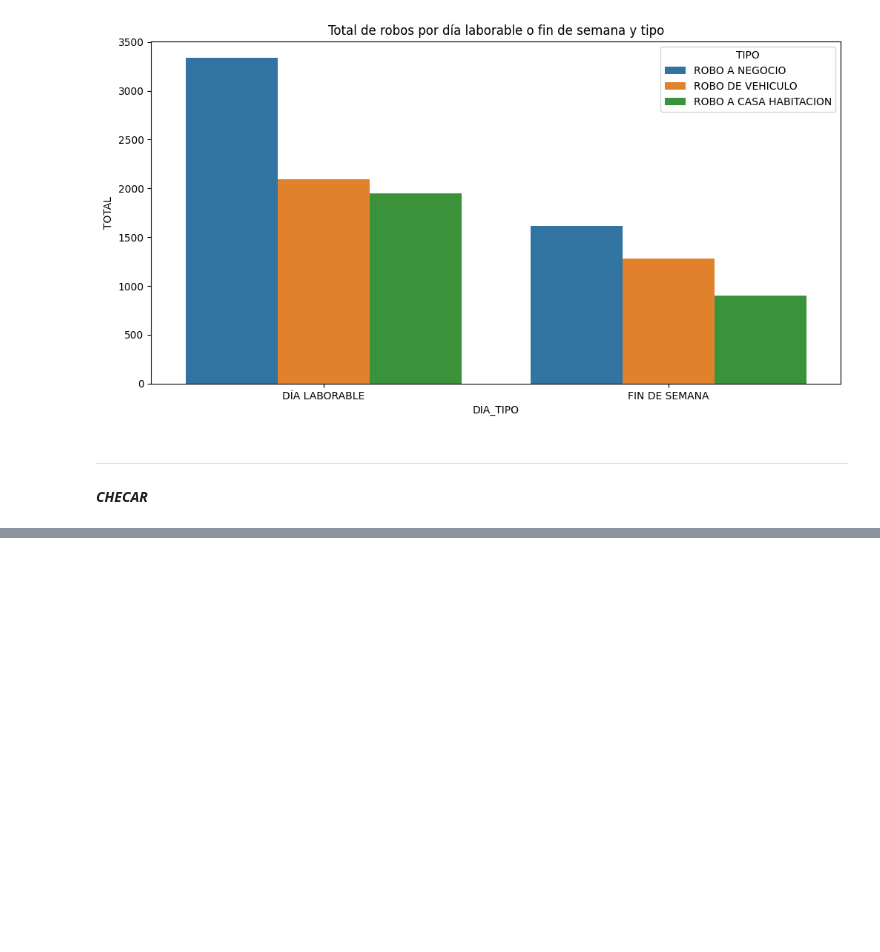
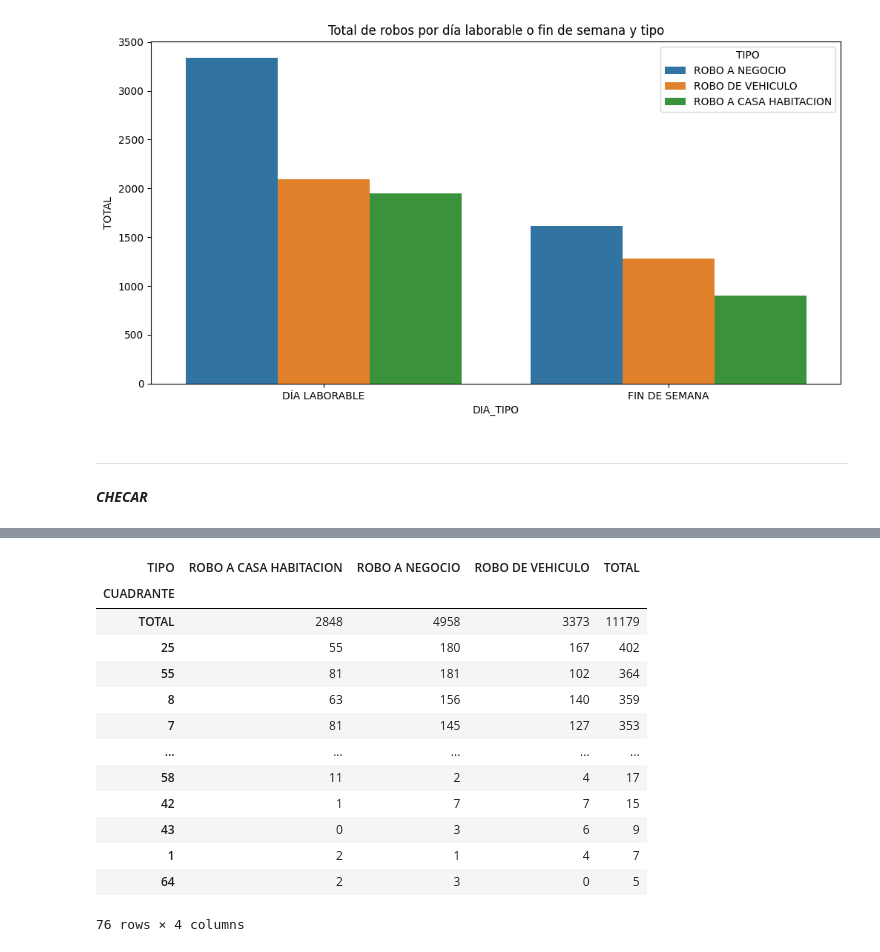
Before and after one commit to CLA-TI3001C-AD2025-G100/A01563230-EDA, a Jupyter notebook: Iteracion2.ipynb, the cells around one changed output, grey strips where cells are left out. Cells and saved outputs as stored; diff of their text form; code cells hidden in the pictures; blank space fills up the shorter version.

```diff
--- a/Iteracion2.ipynb
+++ b/Iteracion2.ipynb
@@ -303,0 +352,18 @@ Text(0.5, 1.0, 'Total de robos por estación del año')
+# %%
+# Visualizar por CUADRANTE y TIPO en tipo del mayor a menor
+pd.crosstab(df['CUADRANTE'], df['TIPO'], margins=True, margins_name="TOTAL").sort_values(by='TOTAL', ascending=False)
+# %% [output]
+| TIPO | ROBO A CASA HABITACION | ROBO A NEGOCIO | ROBO DE VEHICULO | TOTAL |
+| CUADRANTE |  |  |  |  |
+| TOTAL | 2848 | 4958 | 3373 | 11179 |
+| 25 | 55 | 180 | 167 | 402 |
+| 55 | 81 | 181 | 102 | 364 |
+| 8 | 63 | 156 | 140 | 359 |
+| 7 | 81 | 145 | 127 | 353 |
+| ... | ... | ... | ... | ... |
+| 58 | 11 | 2 | 4 | 17 |
+| 42 | 1 | 7 | 7 | 15 |
+| 43 | 0 | 3 | 6 | 9 |
+| 1 | 2 | 1 | 4 | 7 |
+| 64 | 2 | 3 | 0 | 5 |
+76 rows × 4 columns
```
Also changed, not shown: parts of 9 cells of this notebook, 2 other files.
